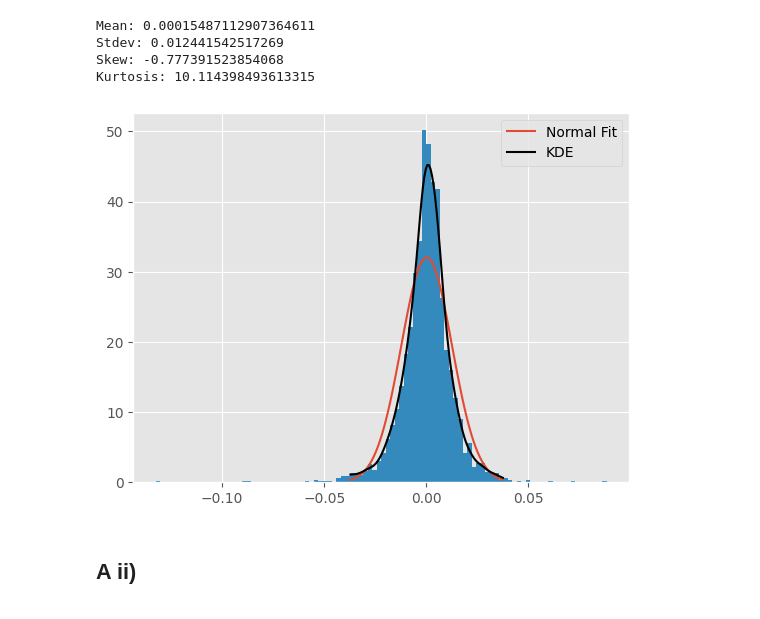
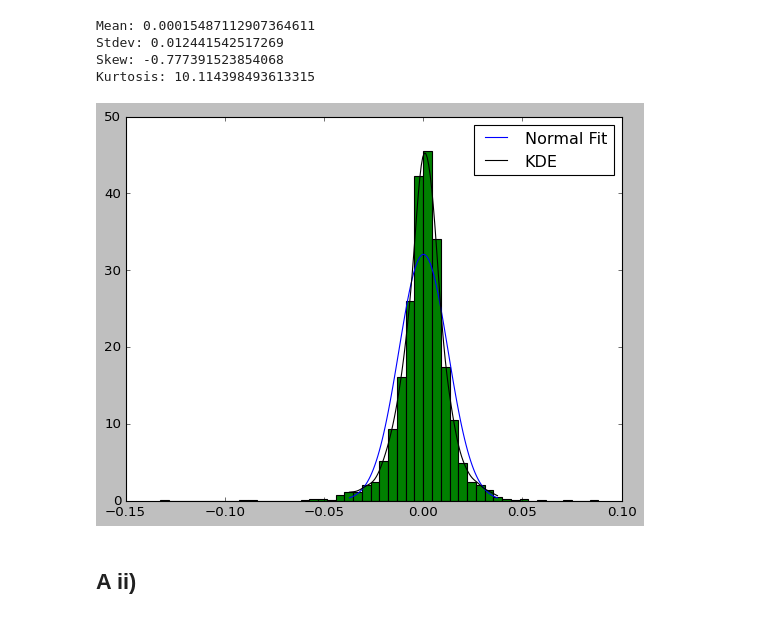
Before and after one commit to georgec123/qrm, a Jupyter notebook: q1.ipynb, the cells around one changed output. Cells and saved outputs as stored; diff of their text form; code cells hidden in the pictures.

```diff
--- a/q1.ipynb
+++ b/q1.ipynb
@@ -5,9 +5,10 @@ import numpy as np
 import matplotlib.pyplot as plt
 import matplotlib.dates as mdates
 
-plt.style.use('ggplot')
+plt.style.use('classic')
 import scipy.stats as ss
 from statsmodels.tsa.stattools import acf
+import statsmodels.api as sm
 
 from arch import arch_model
 # %% [markdown]
@@ -41,14 +42,14 @@ Kurtosis: 10.114398493613315
 # %%
 
 kde = ss.gaussian_kde(df['log_returns'].dropna())
 x = np.linspace(mean - 3*stdev, mean + 3*stdev, 100)
 
 plt.plot(x, ss.norm.pdf(x, mean, stdev), label= 'Normal Fit');
-plt.hist(df['log_returns'], bins=100, density=True);
+plt.hist(df['log_returns'], bins=50, density=True);
 plt.plot(x, kde(x), label='KDE', color='k');
 
 plt.legend(); plt.show()
 # %% [output]
-[figure, old version]
+[figure, new version]
 # %% [markdown]
 ## A ii)
```
Also changed, not shown: parts of 3 cells of this notebook, 4 other files.
